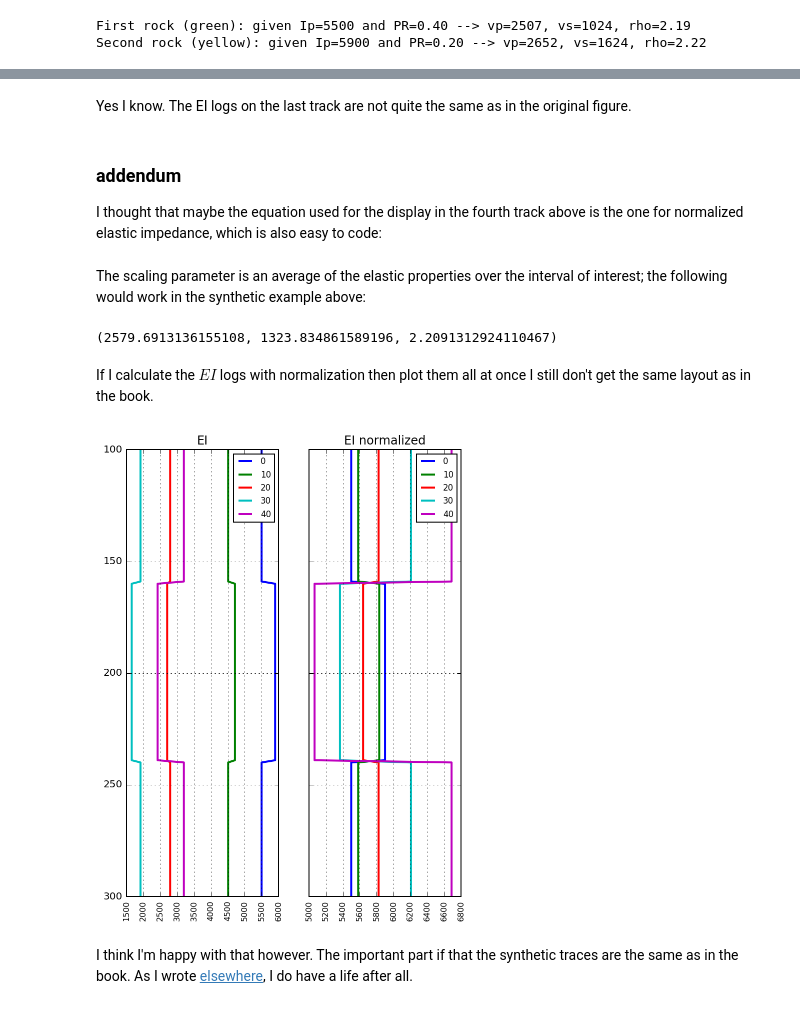
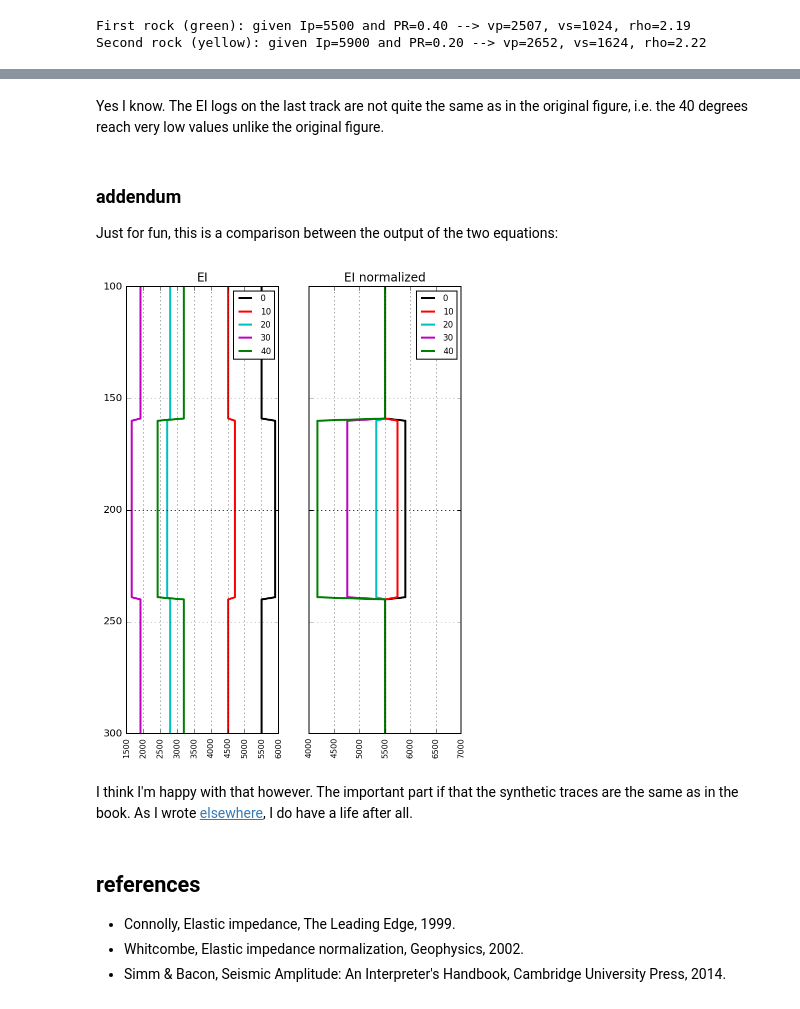
Before and after one commit to Kevin2599/geophysical_notes, a Jupyter notebook: relationship-reflectivity-elastic-impedance_Simm-Bacon.ipynb, the cells around one changed output, grey strips where cells are left out. Cells and saved outputs as stored; diff of their text form; code cells hidden in the pictures.

Commit message:
FIX reproducing figure 5.62 from Simm and Bacon 2014

```diff
--- a/relationship-reflectivity-elastic-impedance_Simm-Bacon.ipynb
+++ b/relationship-reflectivity-elastic-impedance_Simm-Bacon.ipynb
@@ -129,14 +146,18 @@ z=np.arange(n_samples)
 ip=model[:,0]*model[:,2]
 pr=(model[:,0]**2-2*model[:,1]**2) / (2*(model[:,0]**2-model[:,1]**2))
 
+scal = vp1, vs1, rho1
+
 ang=np.arange(0,50,10)
 
 wavelet = b.filters.ricker(0.25, 0.001, 20)
 
 ei  = np.zeros((n_samples,ang.size))
+ei_norm  = np.zeros((n_samples,ang.size))
 synt  = np.zeros((n_samples,ang.size))
 for i,alpha in enumerate(ang):
     ei[:,i] = elastic_impedance(model[:,0], model[:,1], model[:,2], alpha)
+    ei_norm[:,i] = elastic_impedance_norm(model[:,0], model[:,1], model[:,2], alpha, scal)
     RC = (ei[1:,i] - ei[:-1,i]) / (ei[1:,i] + ei[:-1,i])
     RC = np.append(np.nan, RC)
     RC = np.nan_to_num(RC)
@@ -169,8 +190,10 @@ ax2.set_xticks((0, 1, 2, 3, 4))
 ax2.set_xticklabels((0, 10, 20, 30, 40))
 
 # track 4: EI logs
+colr=['k','r','c','m','g']
 for i in range(ang.size):
-    ax3.plot(ei[:,i], z, linewidth=2, label=ang[i])
+    ax3.plot(ei_norm[:,i], z, linewidth=2, label=ang[i], color=colr[i])
+ax3.set_xlim(4000,7000)
 ax3.set_yticklabels([])
 ax3.legend(fontsize='small')
 
@@ -189,6 +212,2 @@ for aa in [ax0, ax1, ax2, ax3]:
 # %% [markdown]
-Yes I know. The EI logs on the last track are not quite the same as in the original figure.
+Yes I know. The EI logs on the last track are not quite the same as in the original figure, i.e. the 40 degrees reach very low values unlike the original figure.
-# %% [markdown]
-### addendum
-
-I thought that maybe the equation used for the display in the fourth track above is the one for normalized elastic impedance, which is also easy to code:
@@ -204,32 +214,31 @@ def elastic_impedance_norm(vp, vs, rho, alpha, scal, k=0.25):
-# %% [markdown]
-The scaling parameter is an average of the elastic properties over the interval of interest; the following would work in the synthetic example above:
-# %%
-scal = np.mean([vp1, vp2]), np.mean([vs1, vs2]), np.mean([rho1, rho2])
-print(scal)
-# %% [output]
-(2579.6913136155108, 1323.834861589196, 2.2091312924110467)
-# %% [markdown]
-If I calculate the $EI$ logs with normalization then plot them all at once I still don't get the same layout as in the book.
+# %% [markdown]
+### addendum
+
+Just for fun, this is a comparison between the output of the two equations:
 # %%
-ei_norm = np.zeros((n_samples,ang.size))
-for i,alpha in enumerate(ang):
-    ei_norm[:,i] = elastic_impedance_norm(model[:,0], model[:,1], model[:,2], alpha, scal)
-
 f,ax=plt.subplots(nrows=1, ncols=2, figsize=(6, 8))
 for i in range(ang.size):
-    ax[0].plot(ei[:,i], z, linewidth=2, label=ang[i])
-    ax[1].plot(ei_norm[:,i], z, linewidth=2, label=ang[i])
+    ax[0].plot(ei[:,i], z, linewidth=2, label=ang[i], color=colr[i])
+    ax[1].plot(ei_norm[:,i], z, linewidth=2, label=ang[i], color=colr[i])
 
 ax[0].set_title('EI')
 ax[1].set_title('EI normalized')
 ax[1].set_yticklabels([])
+ax[1].set_xlim(4000,7000)
+
 for aa in ax:
     aa.set_ylim(100,300)
     aa.invert_yaxis()
     aa.grid()
     plt.setp(aa.xaxis.get_majorticklabels(), rotation=90, fontsize=8)
     aa.legend(fontsize='small')
 # %% [output]
-[figure, old version]
+[figure, new version]
 # %% [markdown]
 I think I'm happy with that however. The important part if that the synthetic traces are the same as in the book. As I wrote [elsewhere](http://nbviewer.ipython.org/github/aadm/geophysical_notes/blob/master/top_heimdal_map.ipynb), I do have a life after all.
+# %% [markdown]
+## references
+
+* Connolly, Elastic impedance, The Leading Edge, 1999.
+* Whitcombe, Elastic impedance normalization, Geophysics, 2002.
+* Simm & Bacon, Seismic Amplitude: An Interpreter's Handbook, Cambridge University Press, 2014.
```
Also changed, not shown: parts of 7 cells of this notebook.
